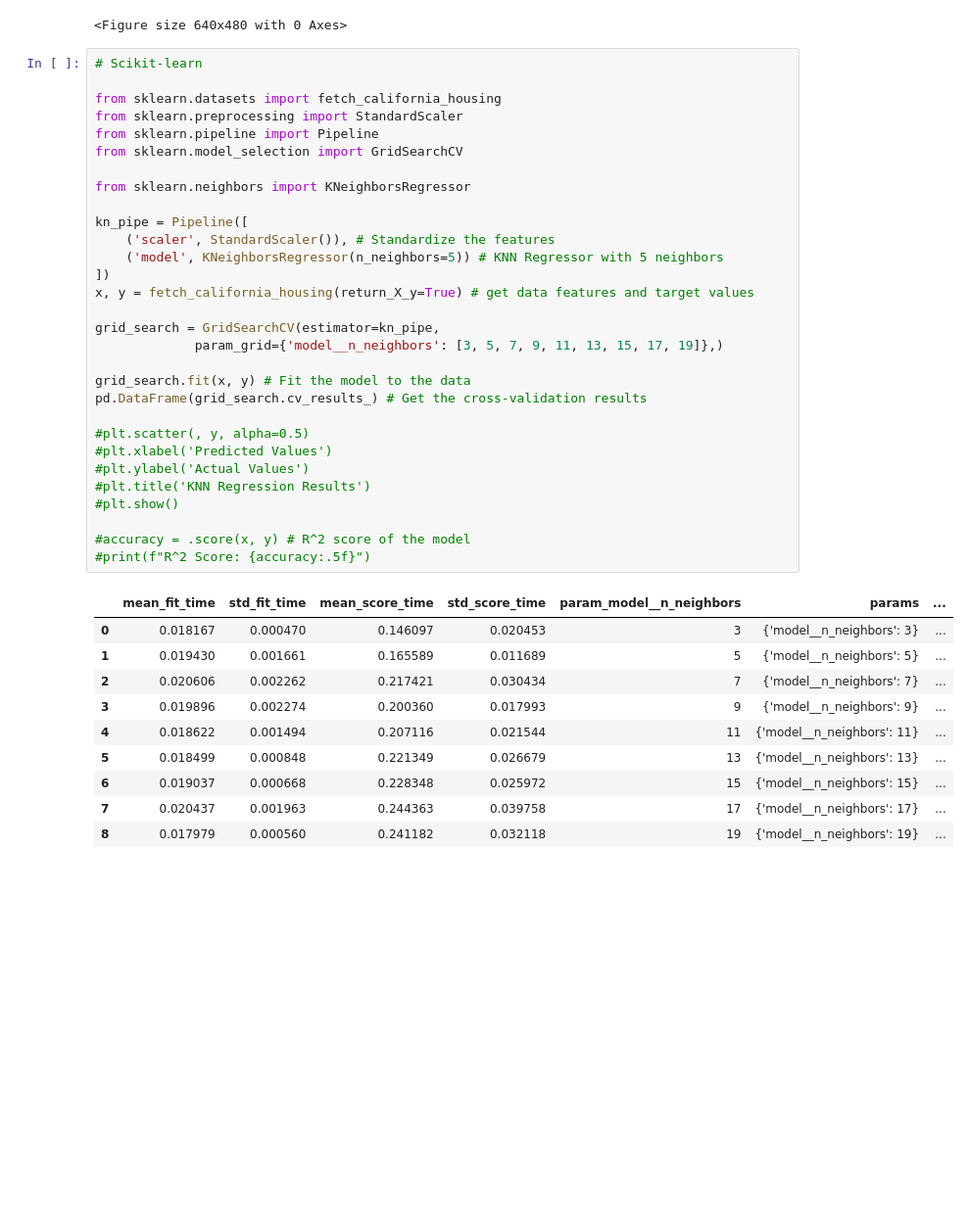
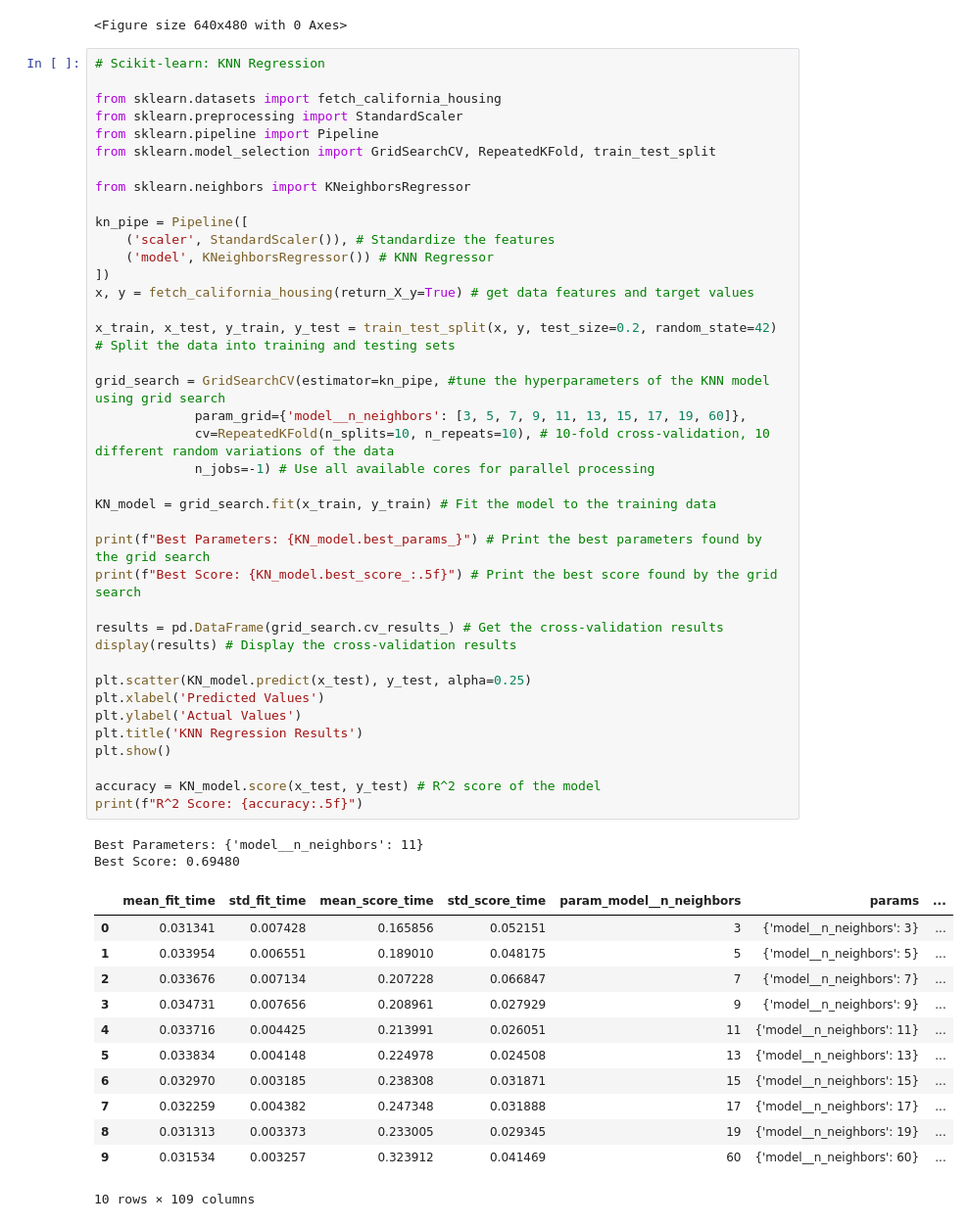
Before and after one commit to GabeHirsh3298475/materials-ml, a Jupyter notebook: learningbasics.ipynb, the cells around one changed output. Shown at 98% size. Saved outputs shown, nothing was run; the diff lists cells and outputs as text; blank space fills up the shorter version.

```diff
--- a/learningbasics.ipynb
+++ b/learningbasics.ipynb
@@ -157,43 +157,56 @@ plt.savefig('average_monthly_temperatures.png') # Save the plot as a PNG file
 [figure]
 <Figure size 640x480 with 0 Axes>
 # %%
-# Scikit-learn
+# Scikit-learn: KNN Regression
 
 from sklearn.datasets import fetch_california_housing
 from sklearn.preprocessing import StandardScaler
 from sklearn.pipeline import Pipeline
-from sklearn.model_selection import GridSearchCV
+from sklearn.model_selection import GridSearchCV, RepeatedKFold, train_test_split
 
 from sklearn.neighbors import KNeighborsRegressor
 
 kn_pipe = Pipeline([
     ('scaler', StandardScaler()), # Standardize the features
-    ('model', KNeighborsRegressor(n_neighbors=5)) # KNN Regressor with 5 neighbors
+    ('model', KNeighborsRegressor()) # KNN Regressor
 ])
 x, y = fetch_california_housing(return_X_y=True) # get data features and target values
 
-grid_search = GridSearchCV(estimator=kn_pipe,
-             param_grid={'model__n_neighbors': [3, 5, 7, 9, 11, 13, 15, 17, 19]},)
+x_train, x_test, y_train, y_test = train_test_split(x, y, test_size=0.2, random_state=42) # Split the data into training and testing sets
 
-grid_search.fit(x, y) # Fit the model to the data
-pd.DataFrame(grid_search.cv_results_) # Get the cross-validation results
+grid_search = GridSearchCV(estimator=kn_pipe, #tune the hyperparameters of the KNN model using grid search
+             param_grid={'model__n_neighbors': [3, 5, 7, 9, 11, 13, 15, 17, 19, 60]},
+             cv=RepeatedKFold(n_splits=10, n_repeats=10), # 10-fold cross-validation, 10 different random variations of the data
+             n_jobs=-1) # Use all available cores for parallel processing
 
-#plt.scatter(, y, alpha=0.5)
-#plt.xlabel('Predicted Values')
-#plt.ylabel('Actual Values')
-#plt.title('KNN Regression Results')
-#plt.show()
+KN_model = grid_search.fit(x_train, y_train) # Fit the model to the training data
 
-#accuracy = .score(x, y) # R^2 score of the model
-#print(f"R^2 Score: {accuracy:.5f}")
+print(f"Best Parameters: {KN_model.best_params_}") # Print the best parameters found by the grid search
+print(f"Best Score: {KN_model.best_score_:.5f}") # Print the best score found by the grid search
+
+results = pd.DataFrame(grid_search.cv_results_) # Get the cross-validation results
+display(results) # Display the cross-validation results
+
+plt.scatter(KN_model.predict(x_test), y_test, alpha=0.25)
+plt.xlabel('Predicted Values')
+plt.ylabel('Actual Values')
+plt.title('KNN Regression Results')
+plt.show()
+
+accuracy = KN_model.score(x_test, y_test) # R^2 score of the model
+print(f"R^2 Score: {accuracy:.5f}")
 # %% [output]
+Best Parameters: {'model__n_neighbors': 11}
+Best Score: 0.69480
 |  | mean_fit_time | std_fit_time | mean_score_time | std_score_time | param_model__n_neighbors | params | ... |
-| 0 | 0.018167 | 0.000470 | 0.146097 | 0.020453 | 3 | {'model__n_neighbors': 3} | ... |
-| 1 | 0.019430 | 0.001661 | 0.165589 | 0.011689 | 5 | {'model__n_neighbors': 5} | ... |
-| 2 | 0.020606 | 0.002262 | 0.217421 | 0.030434 | 7 | {'model__n_neighbors': 7} | ... |
-| 3 | 0.019896 | 0.002274 | 0.200360 | 0.017993 | 9 | {'model__n_neighbors': 9} | ... |
-| 4 | 0.018622 | 0.001494 | 0.207116 | 0.021544 | 11 | {'model__n_neighbors': 11} | ... |
-| 5 | 0.018499 | 0.000848 | 0.221349 | 0.026679 | 13 | {'model__n_neighbors': 13} | ... |
-| 6 | 0.019037 | 0.000668 | 0.228348 | 0.025972 | 15 | {'model__n_neighbors': 15} | ... |
-| 7 | 0.020437 | 0.001963 | 0.244363 | 0.039758 | 17 | {'model__n_neighbors': 17} | ... |
-| 8 | 0.017979 | 0.000560 | 0.241182 | 0.032118 | 19 | {'model__n_neighbors': 19} | ... |
+| 0 | 0.031341 | 0.007428 | 0.165856 | 0.052151 | 3 | {'model__n_neighbors': 3} | ... |
+| 1 | 0.033954 | 0.006551 | 0.189010 | 0.048175 | 5 | {'model__n_neighbors': 5} | ... |
+| 2 | 0.033676 | 0.007134 | 0.207228 | 0.066847 | 7 | {'model__n_neighbors': 7} | ... |
+| 3 | 0.034731 | 0.007656 | 0.208961 | 0.027929 | 9 | {'model__n_neighbors': 9} | ... |
+| 4 | 0.033716 | 0.004425 | 0.213991 | 0.026051 | 11 | {'model__n_neighbors': 11} | ... |
+| 5 | 0.033834 | 0.004148 | 0.224978 | 0.024508 | 13 | {'model__n_neighbors': 13} | ... |
+| 6 | 0.032970 | 0.003185 | 0.238308 | 0.031871 | 15 | {'model__n_neighbors': 15} | ... |
+| 7 | 0.032259 | 0.004382 | 0.247348 | 0.031888 | 17 | {'model__n_neighbors': 17} | ... |
+| 8 | 0.031313 | 0.003373 | 0.233005 | 0.029345 | 19 | {'model__n_neighbors': 19} | ... |
+| 9 | 0.031534 | 0.003257 | 0.323912 | 0.041469 | 60 | {'model__n_neighbors': 60} | ... |
+10 rows × 109 columns
```
Also changed, not shown: parts of 7 cells of this notebook.
